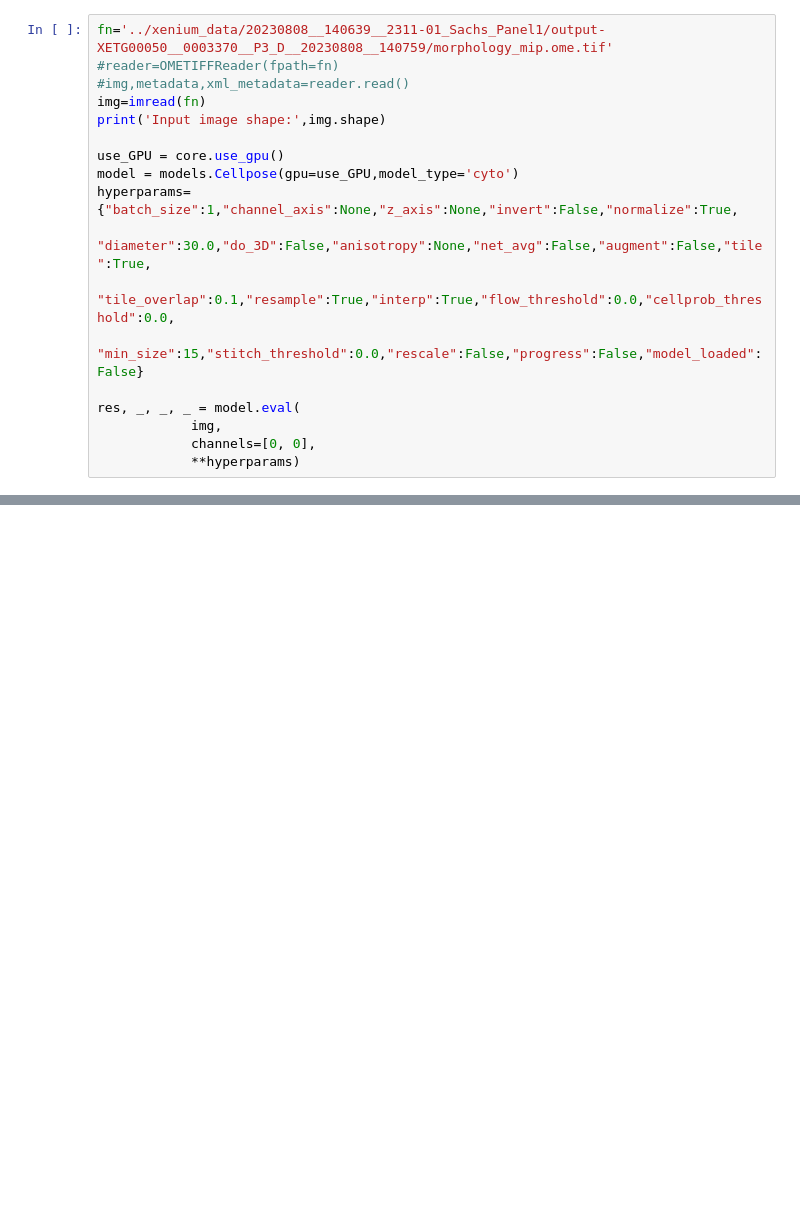
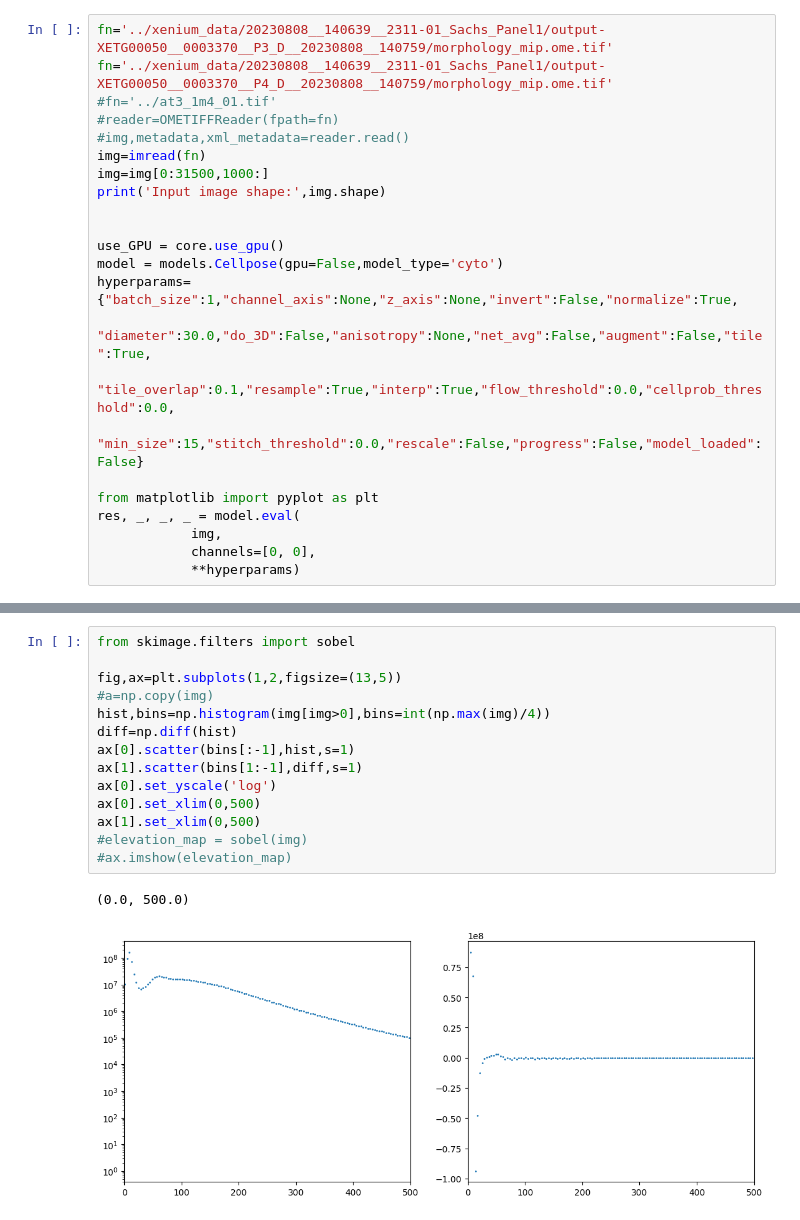
Before and after one commit to gargerd/atherosclerosis, a Jupyter notebook: test.ipynb, the cells around one changed output, grey strips where cells are left out. Cells and saved outputs as stored; diff of their text form; blank space fills up the shorter version.

```diff
--- a/test.ipynb
+++ b/test.ipynb
@@ -29,17 +34,22 @@ torch version:          1.13.1
 # %%
 fn='../xenium_data/20230808__140639__2311-01_Sachs_Panel1/output-XETG00050__0003370__P3_D__20230808__140759/morphology_mip.ome.tif'
+fn='../xenium_data/20230808__140639__2311-01_Sachs_Panel1/output-XETG00050__0003370__P4_D__20230808__140759/morphology_mip.ome.tif'
+#fn='../at3_1m4_01.tif'
 #reader=OMETIFFReader(fpath=fn)
 #img,metadata,xml_metadata=reader.read()
 img=imread(fn)
+img=img[0:31500,1000:]
 print('Input image shape:',img.shape)
 
+
 use_GPU = core.use_gpu()
-model = models.Cellpose(gpu=use_GPU,model_type='cyto')
+model = models.Cellpose(gpu=False,model_type='cyto')
 hyperparams={"batch_size":1,"channel_axis":None,"z_axis":None,"invert":False,"normalize":True,
             "diameter":30.0,"do_3D":False,"anisotropy":None,"net_avg":False,"augment":False,"tile":True,
             "tile_overlap":0.1,"resample":True,"interp":True,"flow_threshold":0.0,"cellprob_threshold":0.0,
             "min_size":15,"stitch_threshold":0.0,"rescale":False,"progress":False,"model_loaded":False}
 
+from matplotlib import pyplot as plt
 res, _, _, _ = model.eval(
             img,
             channels=[0, 0],
@@ -55,0 +65,17 @@ Input image shape: (34056, 28436)
+# %%
+from skimage.filters import sobel
+
+fig,ax=plt.subplots(1,2,figsize=(13,5))
+#a=np.copy(img)
+hist,bins=np.histogram(img[img>0],bins=int(np.max(img)/4))
+diff=np.diff(hist)
+ax[0].scatter(bins[:-1],hist,s=1)
+ax[1].scatter(bins[1:-1],diff,s=1)
+ax[0].set_yscale('log')
+ax[0].set_xlim(0,500)
+ax[1].set_xlim(0,500)
+#elevation_map = sobel(img)
+#ax.imshow(elevation_map)
+# %% [output]
+(0.0, 500.0)
+[figure, added]
```
Also changed, not shown: parts of 12 cells of this notebook, 9 other files.
